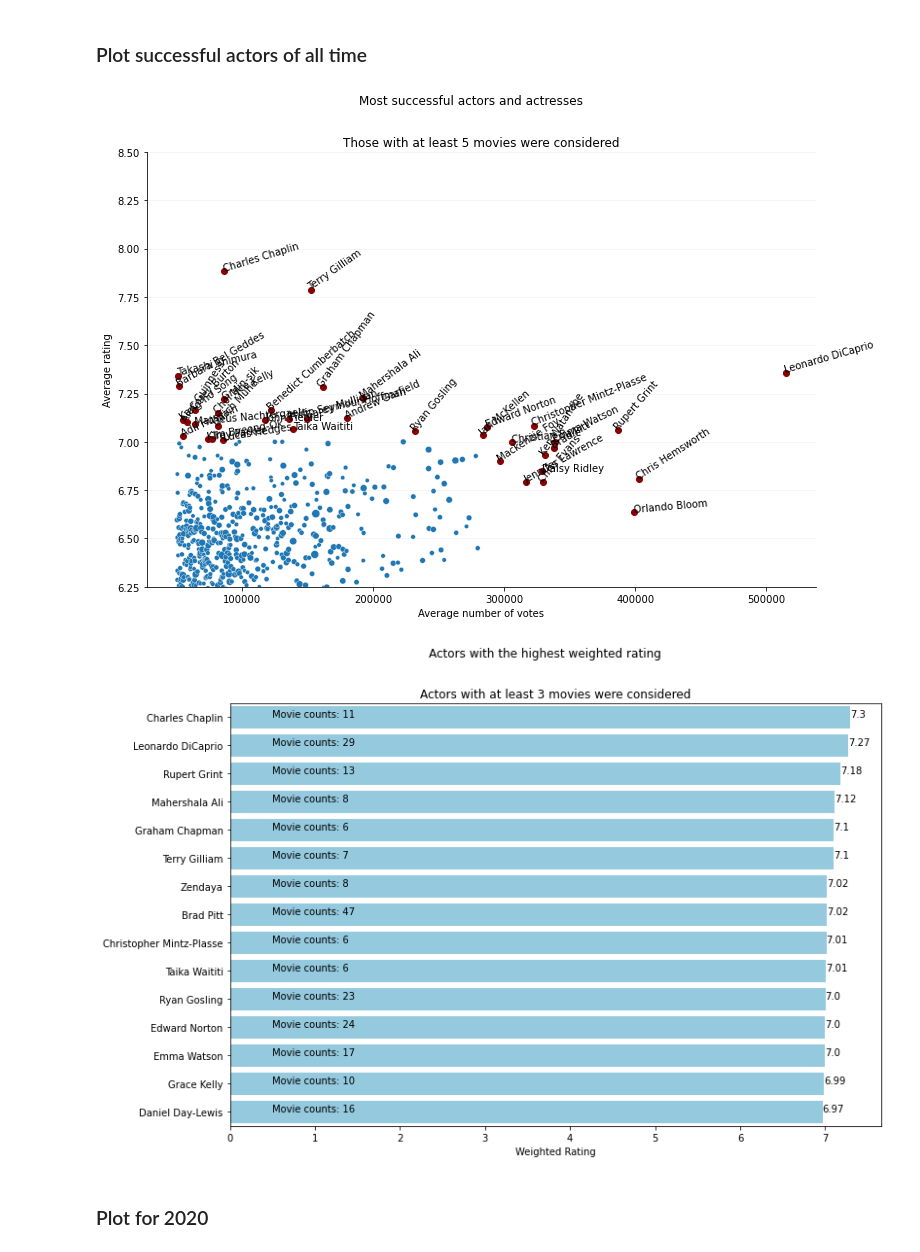
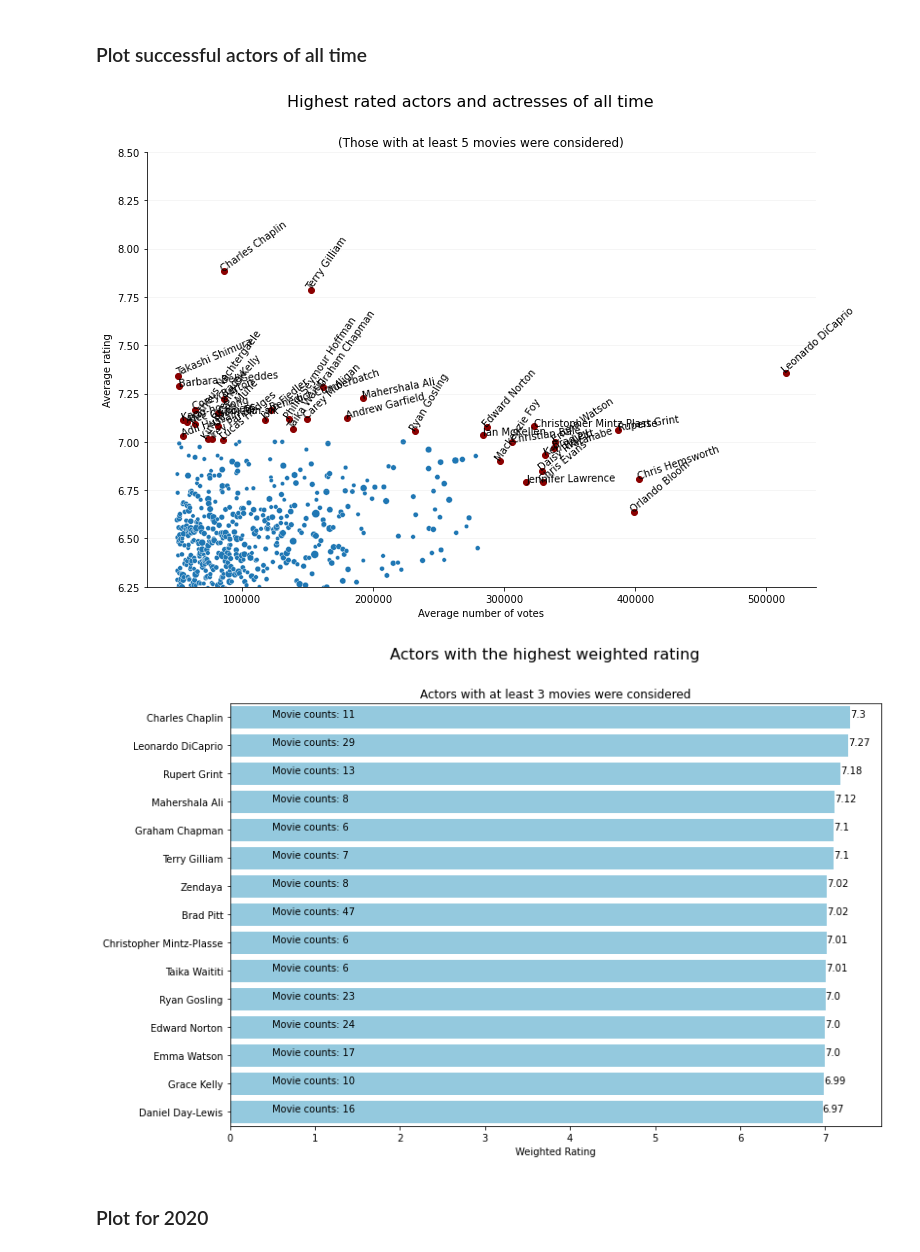
Before and after one commit to idellang/IMDB_movie_rating, a Jupyter notebook: 01_IMDB_initial_EDA_and_cleaning.ipynb, the cells around one changed output. Drawn from its saved outputs; the diff is of its cells as text; code cells hidden in the pictures.

```diff
--- a/01_IMDB_initial_EDA_and_cleaning.ipynb
+++ b/01_IMDB_initial_EDA_and_cleaning.ipynb
@@ -216,7 +216,7 @@ Movie ratings peaked at around 2017. Maybe we could use only data from 1980 onwa
 # %%
 # at least 10k votes and at least 8.5 score
 high_rated = movie_titles[(movie_titles['numVotes'] > 50000) & (movie_titles['averageRating'] >= 8.5)]
-highlight = high_rated[(high_rated['averageRating'] >= 8.8) | (high_rated['numVotes'] > 1300000) | ((high_rated['numVotes'] > 1000000) & (high_rated['averageRating'] > 8.6))]
+highlight = high_rated[(high_rated['averageRating'] >= 8.8) | (high_rated['numVotes'] > 100000) | ((high_rated['numVotes'] > 1000000) & (high_rated['averageRating'] > 8.6))]
 
 with sns.axes_style({
 'xtick.bottom': True,
@@ -231,7 +231,7 @@ with sns.axes_style({
 
     plt.figure(figsize=(12,8))
     sns.scatterplot(data = high_rated, y = 'averageRating', x = 'numVotes')
-    plt.title('All time highest rated movies')
+    plt.title('Highest rated movies of all time', fontsize = 20)
     plt.xlabel('Number of Votes')
     plt.ylabel('Rating')
     plt.gca().set_xscale('log')
@@ -242,5 +242,5 @@ with sns.axes_style({
     for id in highlight['tconst']:
         temp_table = high_rated[high_rated['tconst'] == id]
         plt.scatter(temp_table['numVotes'].values, temp_table['averageRating'].values, color = 'orange')
-        plt.text(temp_table['numVotes'].values ,temp_table['averageRating'].values, temp_table['originalTitle'].values[0], rotation=np.random.randint(0,45), rotation_mode="anchor", fontsize = 8)
+        plt.text(temp_table['numVotes'].values ,temp_table['averageRating'].values, temp_table['originalTitle'].values[0], rotation=np.random.randint(0,45), rotation_mode="anchor", fontsize = 8, alpha = .8)
 # %% [output]
@@ -286,8 +286,8 @@ with sns.axes_style({
 
     plt.figure(figsize=(12,8))
     sns.scatterplot(data = high_rated, y = 'averageRating', x = 'weighted_rating', size = 'numVotes')
-    plt.suptitle('Highest rated movies')
-    plt.title('Adjusted rating vs original rating')
+    plt.suptitle('Highest rated movies of all time', fontsize = 18)
+    plt.title('Adjusted rating vs original rating', fontsize = 16)
     plt.xlabel('Weighted Rating')
     plt.ylabel('Rating')
     plt.grid(alpha = .4, axis = 'x')
@@ -303,7 +303,8 @@ with sns.axes_style({
     for id in highlight['tconst']:
         temp_table = high_rated[high_rated['tconst'] == id]
         plt.scatter(temp_table['weighted_rating'].values, temp_table['averageRating'].values, color = 'orange', s = temp_table['numVotes']/10000)
-        plt.text(temp_table['weighted_rating'].values + .03 ,temp_table['averageRating'].values, temp_table['originalTitle'].values[0], rotation=np.random.randint(0,75), rotation_mode="anchor", fontsize = 8)
+        plt.text(temp_table['weighted_rating'].values + .03 ,temp_table['averageRating'].values, temp_table['originalTitle'].values[0], rotation=np.random.randint(0,75), rotation_mode="anchor",
+             fontsize = 8, color = 'gray')
 
     plt.text(7.7, 9.8, 'Movies on this side have\n lower weighted rating\n than their average rating')
 # %% [output]
@@ -333,16 +334,16 @@ with sns.axes_style({
 
     plt.figure(figsize=(12,8))
     sns.scatterplot(data = high_rated2020, y = 'averageRating', x = 'numVotes')
-    plt.title('2020 highest rated movies')
+    plt.title('Highest rated movies of 2020', fontsize = 16)
     plt.xlabel('Number of Votes')
     plt.ylabel('Rating')
     plt.gca().set_xscale('log')
     plt.grid(axis = 'y', alpha = .2)
     plt.ylim(7, 10)
-    plt.axhline(8, color = 'gray', alpha = .6)
+    plt.axhline(9, color = 'gray', alpha = .6)
 
     for id in highlight['tconst']:
         temp_table = high_rated2020[high_rated2020['tconst'] == id]
-        plt.scatter(temp_table['numVotes'].values, temp_table['averageRating'].values, color = 'orange')
+        plt.scatter(temp_table['numVotes'].values, temp_table['averageRating'].values, color = 'darkorange')
         plt.text(temp_table['numVotes'].values ,temp_table['averageRating'].values, temp_table['originalTitle'].values[0], rotation=np.random.randint(0,45), fontsize = 8)
 # %% [output]
@@ -363,8 +364,8 @@ with sns.axes_style({
 
     plt.figure(figsize=(12,8))
     sns.scatterplot(data = high_rated2020, y = 'averageRating', x = 'weighted_rating', size = 'numVotes')
-    plt.suptitle('Highest rated movies')
-    plt.title('Adjusted rating vs original rating')
+    plt.suptitle('Highest rated movies of 2020', fontsize = 16)
+    plt.title('Adjusted rating vs original rating', fontsize = 14)
     plt.xlabel('Weighted Rating')
     plt.ylabel('Rating')
     plt.grid(alpha = .15, axis = 'y')
@@ -377,10 +378,10 @@ with sns.axes_style({
     #straight_line = np.arange(7.5, 10.5, .5)
     #plt.plot(straight_line, straight_line, color = 'gray', alpha = .15)
 
-    highlight = high_rated2020[(high_rated2020['averageRating'] >= 8) | (high_rated2020['weighted_rating'] > 7.5)]
+    highlight = high_rated2020[(high_rated2020['averageRating'] >= 8) | (high_rated2020['weighted_rating'] > 7.2)]
     for id in highlight['tconst']:
         temp_table = high_rated2020[high_rated2020['tconst'] == id]
-        plt.scatter(temp_table['weighted_rating'].values, temp_table['averageRating'].values, color = 'orange', s = temp_table['numVotes']/3000)
+        plt.scatter(temp_table['weighted_rating'].values, temp_table['averageRating'].values, color = 'darkorange', s = temp_table['numVotes']/3000)
         plt.text(temp_table['weighted_rating'].values + .03 ,temp_table['averageRating'].values, temp_table['originalTitle'].values[0], rotation=np.random.randint(0,45), rotation_mode="anchor")
 # %% [output]
 A value is trying to be set on a copy of a slice from a DataFrame.
@@ -969,43 +971,43 @@ temp_data_actors = temp_data_actors[(temp_data_actors['tconst'] > 5)]
 ## plot those at least 6 and num votes > 50k
 temp_data_actors = temp_data_actors[(temp_data_actors['averageRating'] > 6) & (temp_data_actors['numVotes'] > 50000)]
 # highilight if rating is at least 7 or at least 280k votes
 highlight = temp_data_actors[((temp_data_actors['averageRating'] > 7) & (temp_data_actors['numVotes'] > 50000)) |( temp_data_actors['numVotes'] > 280000)]
 
 with sns.axes_style({
 'xtick.bottom': True,
  'xtick.top': False,
  'ytick.left': True,
  'ytick.right': False,
  'axes.spines.left': True,
  'axes.spines.bottom': True,
  'axes.spines.right': False,
  'axes.spines.top': False
 }):
 
     plt.figure(figsize=(12,8))
     sns.scatterplot(data = temp_data_actors, y = 'averageRating', x = 'numVotes', size = 'tconst')
-    plt.suptitle('Most successful actors and actresses')
-    plt.title('Those with at least 5 movies were considered')
+    plt.suptitle('Highest rated actors and actresses of all time', fontsize = 16)
+    plt.title('(Those with at least 5 movies were considered)', fontsize = 12)
     plt.xlabel('Average number of votes')
     plt.ylabel('Average rating')
     plt.grid(alpha = .15, axis = 'y')
     plt.ylim(6.25, 8.5)
     plt.legend('',frameon=False)
     # plt.axvline(7.5, color = 'gray', alpha = .6)
 
     for id in highlight.index:
         temp_table = temp_data_actors[temp_data_actors.index == id]
         plt.scatter(temp_table['numVotes'], temp_table['averageRating'], color = 'darkred')
         plt.text(temp_table['numVotes'].values + .03 ,temp_table['averageRating'].values, temp_table.index.values[0], rotation=np.random.randint(0,60), rotation_mode="anchor")
 # %% [output]
-[figure, old version]
+[figure, new version]
 # %%
 # barchart for those with at least 2 movies
 temp_data_actors = temp_data_actors[temp_data_actors['tconst'] > 2].sort_values(by = 'weighted_rating', ascending = False)
 temp_data_actors_agg = temp_data_actors.sort_values(by = 'weighted_rating', ascending= False)[:15]
 
 plt.figure(figsize= (12,8))
-plt.suptitle('Actors with the highest weighted rating')
+plt.suptitle('Actors with the highest weighted rating', fontsize = 16)
 plt.title('Actors with at least 3 movies were considered')
 sns.barplot(data = temp_data_actors_agg, x = 'weighted_rating', y = temp_data_actors_agg.index, color = 'skyblue')
 plt.ylabel('')
@@ -1017,7 +1019,7 @@ for i, count in enumerate(temp_data_actors_agg['weighted_rating']):
 for i, count in enumerate(temp_data_actors_agg['tconst']):
     plt.text(0.5, i, f'Movie counts: {count}')
 # %% [output]
-[figure, old version]
+[figure, new version]
 # %% [markdown]
 ### Plot for 2020
 # %%
```
Also changed, not shown: parts of 13 cells of this notebook, 2 other files.
